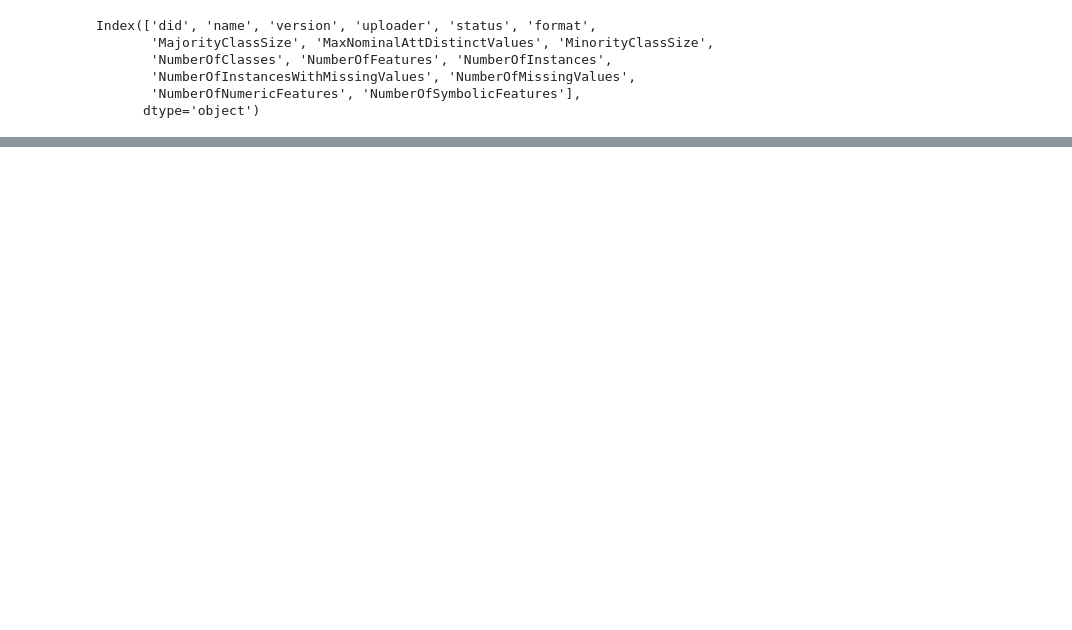
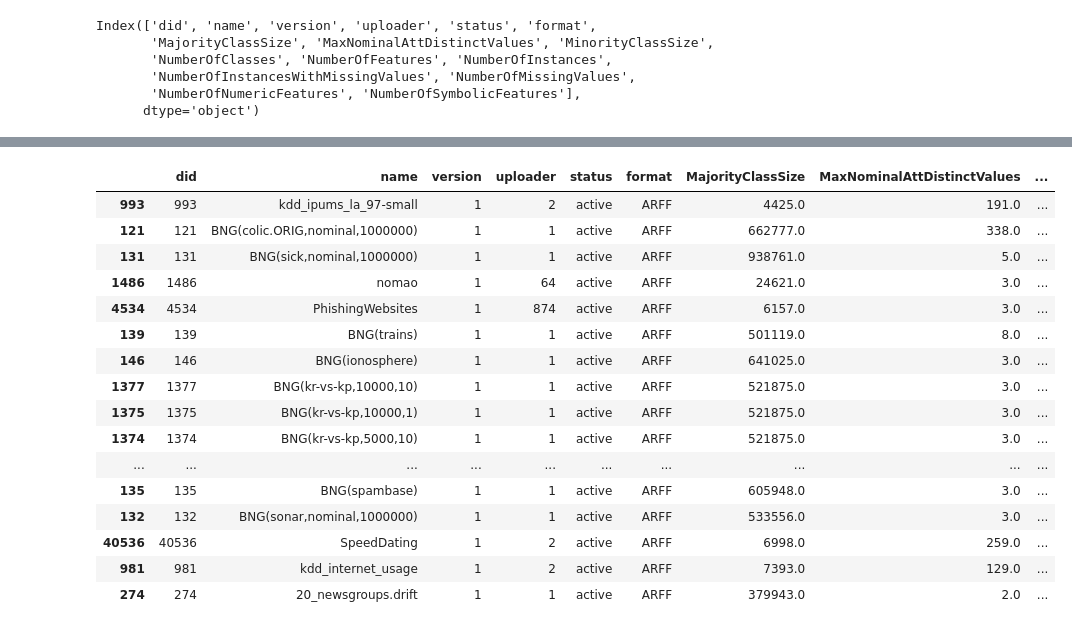
Before and after one commit to thomasjpfan/sk_encoder_cv, a Jupyter notebook: analysis.ipynb, the cells around one changed output, grey strips where cells are left out. Saved outputs shown, nothing was run; the diff lists cells and outputs as text; code cells hidden in the pictures; blank space fills up the shorter version.

```diff
--- a/analysis.ipynb
+++ b/analysis.ipynb
@@ -262,0 +282,20 @@ dataset_with_cats.shape
+# %%
+dataset_with_cats[dataset_with_cats["NumberOfClasses"] == 2.0].sort_values("NumberOfSymbolicFeatures").tail(30)
+# %% [output]
+|  | did | name | version | uploader | status | format | MajorityClassSize | MaxNominalAttDistinctValues | ... |
+| 993 | 993 | kdd_ipums_la_97-small | 1 | 2 | active | ARFF | 4425.0 | 191.0 | ... |
+| 121 | 121 | BNG(colic.ORIG,nominal,1000000) | 1 | 1 | active | ARFF | 662777.0 | 338.0 | ... |
+| 131 | 131 | BNG(sick,nominal,1000000) | 1 | 1 | active | ARFF | 938761.0 | 5.0 | ... |
+| 1486 | 1486 | nomao | 1 | 64 | active | ARFF | 24621.0 | 3.0 | ... |
+| 4534 | 4534 | PhishingWebsites | 1 | 874 | active | ARFF | 6157.0 | 3.0 | ... |
+| 139 | 139 | BNG(trains) | 1 | 1 | active | ARFF | 501119.0 | 8.0 | ... |
+| 146 | 146 | BNG(ionosphere) | 1 | 1 | active | ARFF | 641025.0 | 3.0 | ... |
+| 1377 | 1377 | BNG(kr-vs-kp,10000,10) | 1 | 1 | active | ARFF | 521875.0 | 3.0 | ... |
+| 1375 | 1375 | BNG(kr-vs-kp,10000,1) | 1 | 1 | active | ARFF | 521875.0 | 3.0 | ... |
+| 1374 | 1374 | BNG(kr-vs-kp,5000,10) | 1 | 1 | active | ARFF | 521875.0 | 3.0 | ... |
+| ... | ... | ... | ... | ... | ... | ... | ... | ... | ... |
+| 135 | 135 | BNG(spambase) | 1 | 1 | active | ARFF | 605948.0 | 3.0 | ... |
+| 132 | 132 | BNG(sonar,nominal,1000000) | 1 | 1 | active | ARFF | 533556.0 | 3.0 | ... |
+| 40536 | 40536 | SpeedDating | 1 | 2 | active | ARFF | 6998.0 | 259.0 | ... |
+| 981 | 981 | kdd_internet_usage | 1 | 2 | active | ARFF | 7393.0 | 129.0 | ... |
+| 274 | 274 | 20_newsgroups.drift | 1 | 1 | active | ARFF | 379943.0 | 2.0 | ... |
```
Also changed, not shown: parts of 7 cells of this notebook, 41 other files.
